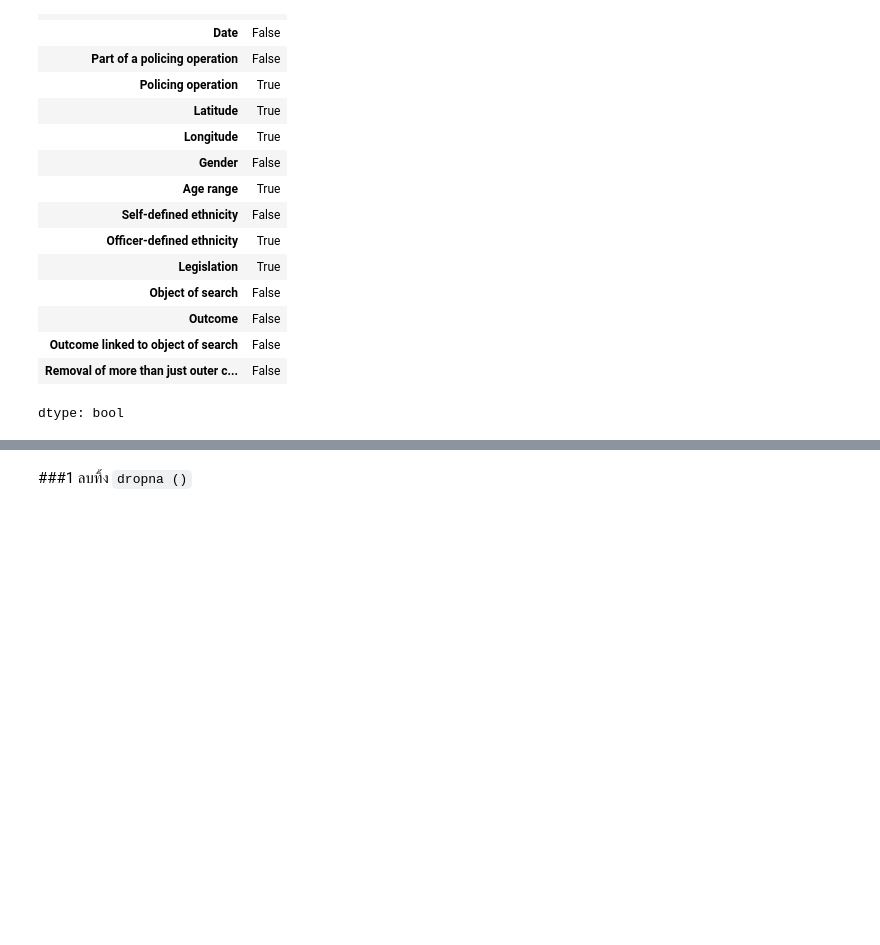
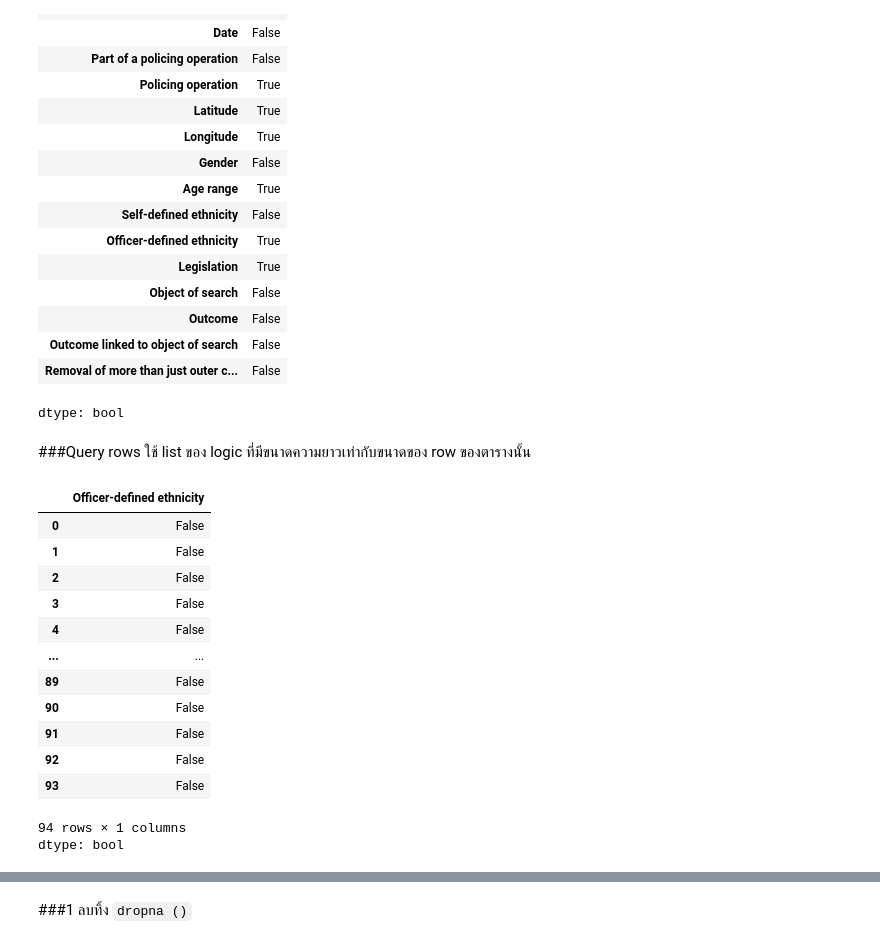
Before and after one commit to emkrit1242/MSC_DPDM_2025, a Jupyter notebook: Data101.ipynb, the cells around one changed output, grey strips where cells are left out. Saved outputs shown, nothing was run; the diff lists cells and outputs as text; code cells hidden in the pictures; blank space fills up the shorter version.

```diff
--- a/Data101.ipynb
+++ b/Data101.ipynb
@@ -237,3 +237,23 @@ SS_warwick.isnull().any()  # เอาค่าความจริงมา or
 | Outcome linked to object of search | False |
 | Removal of more than just outer c... | False |
 dtype: bool
+# %% [markdown]
+###Query rows
+ใช้ list ของ logic ที่มีขนาดความยาวเท่ากับขนาดของ row ของตารางนั้น
+# %%
+SS_warwick.isnull()['Officer-defined ethnicity']
+# %% [output]
+|  | Officer-defined ethnicity |
+| 0 | False |
+| 1 | False |
+| 2 | False |
+| 3 | False |
+| 4 | False |
+| ... | ... |
+| 89 | False |
+| 90 | False |
+| 91 | False |
+| 92 | False |
+| 93 | False |
+94 rows × 1 columns
+dtype: bool
```
Also changed, not shown: parts of 4 cells of this notebook.
